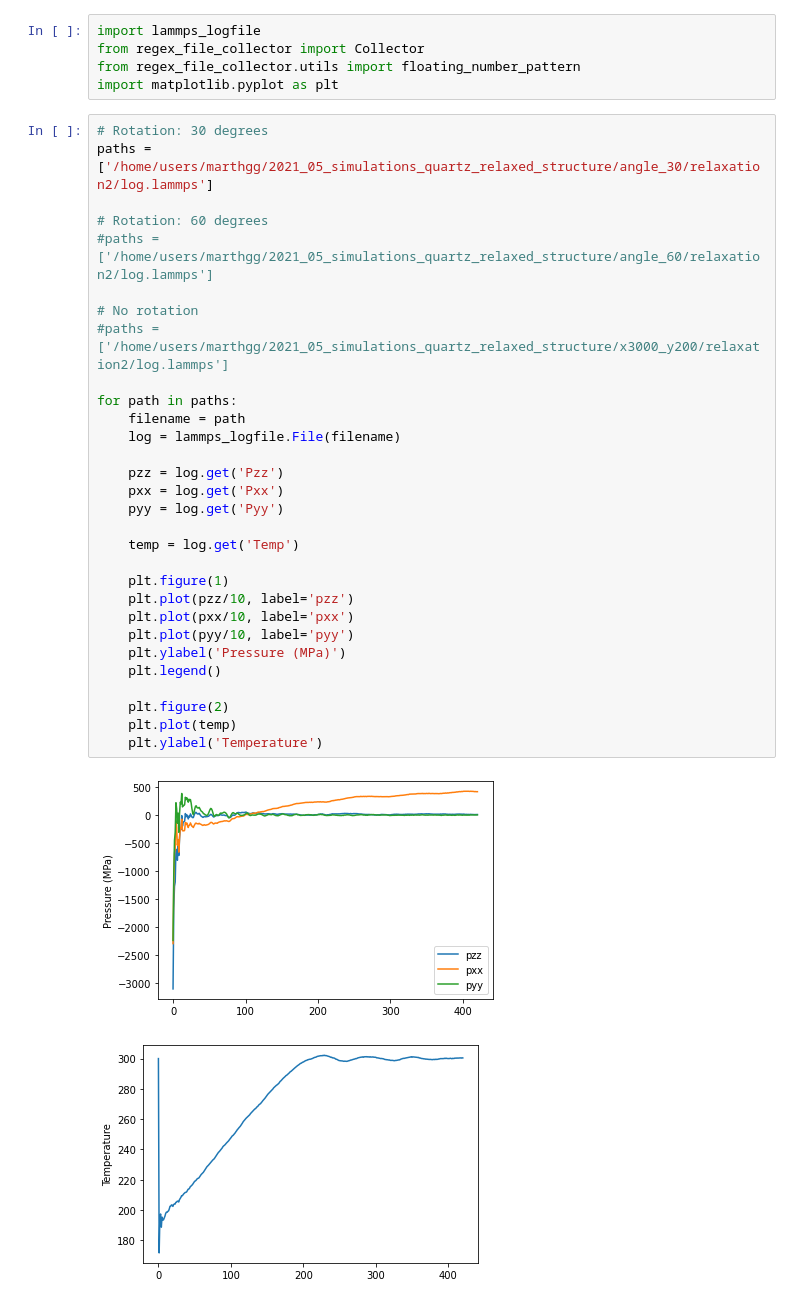
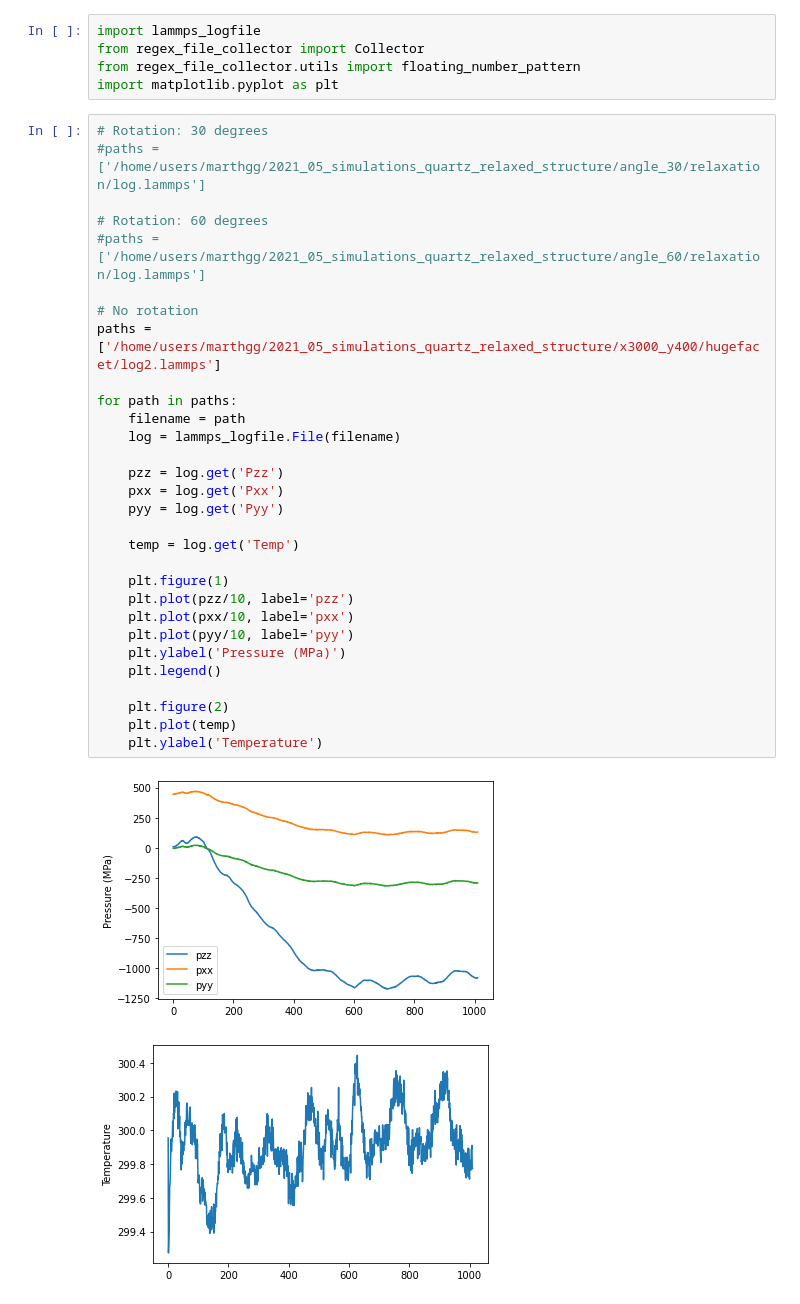
Before and after one commit to marthgg/crack-simulations, a Jupyter notebook: notebooks/check_system.ipynb, the cells around one changed output. Saved outputs shown, nothing was run; the diff lists cells and outputs as text.

```diff
--- a/notebooks/check_system.ipynb
+++ b/notebooks/check_system.ipynb
@@ -7,34 +7,34 @@ from regex_file_collector.utils import floating_number_pattern
 import matplotlib.pyplot as plt
 # %%
 # Rotation: 30 degrees
-paths = ['/home/users/marthgg/2021_05_simulations_quartz_relaxed_structure/angle_30/relaxation2/log.lammps']
+#paths = ['/home/users/marthgg/2021_05_simulations_quartz_relaxed_structure/angle_30/relaxation/log.lammps']
 
 # Rotation: 60 degrees
-#paths = ['/home/users/marthgg/2021_05_simulations_quartz_relaxed_structure/angle_60/relaxation2/log.lammps']
+#paths = ['/home/users/marthgg/2021_05_simulations_quartz_relaxed_structure/angle_60/relaxation/log.lammps']
 
 # No rotation
-#paths = ['/home/users/marthgg/2021_05_simulations_quartz_relaxed_structure/x3000_y200/relaxation2/log.lammps']
+paths = ['/home/users/marthgg/2021_05_simulations_quartz_relaxed_structure/x3000_y400/hugefacet/log2.lammps']
 
 for path in paths:
     filename = path
     log = lammps_logfile.File(filename)
 
     pzz = log.get('Pzz')
     pxx = log.get('Pxx')
     pyy = log.get('Pyy')
 
     temp = log.get('Temp')
 
     plt.figure(1)
     plt.plot(pzz/10, label='pzz')
     plt.plot(pxx/10, label='pxx')
     plt.plot(pyy/10, label='pyy')
     plt.ylabel('Pressure (MPa)')
     plt.legend()
 
     plt.figure(2)
     plt.plot(temp)
     plt.ylabel('Temperature')
 # %% [output]
-[figure, old version]
+[figure, new version]
-[figure, old version]
+[figure, new version]
```
Also changed, not shown: parts of 1 cell of this notebook, 10 other files.
